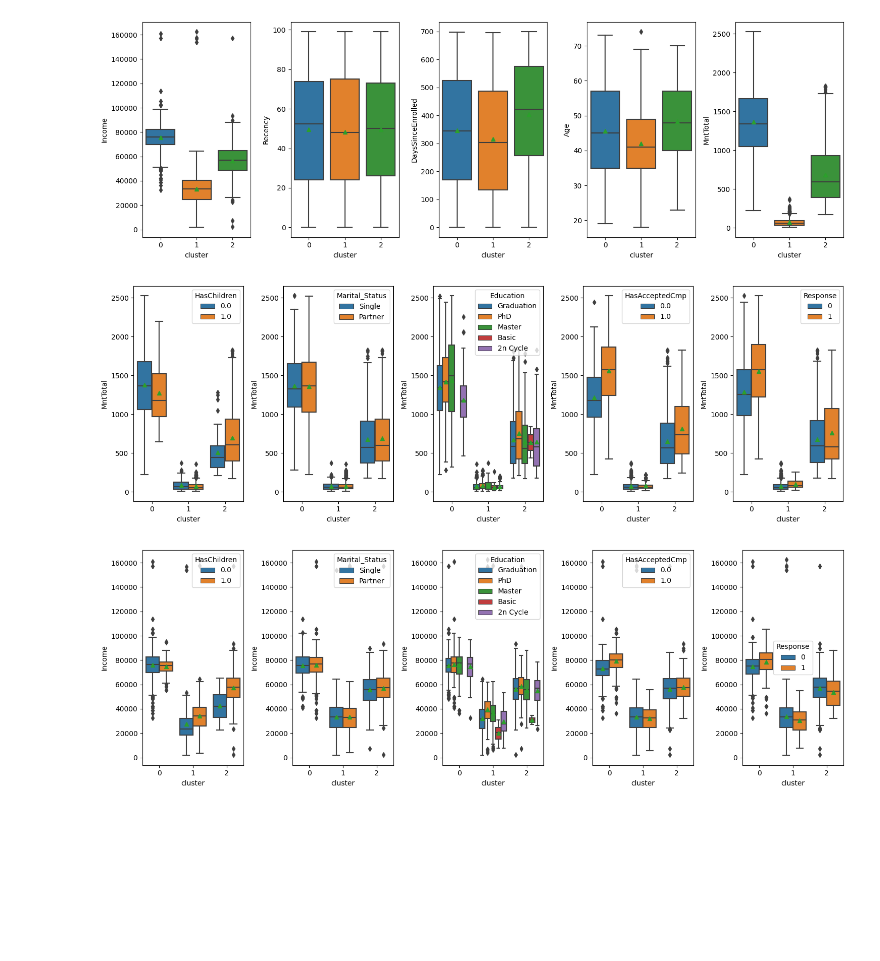
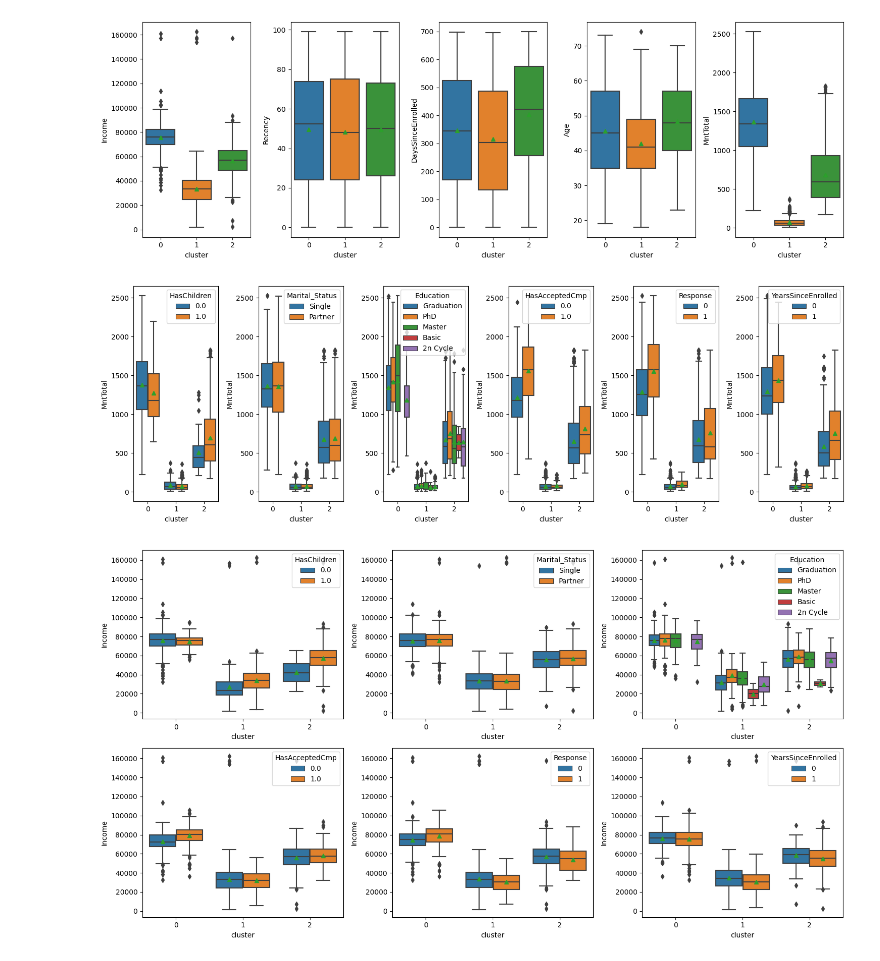
Before and after one commit to BraulioHermanson/IFOOD_2020, a Jupyter notebook: notebook/02_clustering.ipynb, the cells around one changed output. Cells and saved outputs as stored; diff of their text form; code cells hidden in the pictures; blank space fills up the shorter version.

```diff
--- a/notebook/02_clustering.ipynb
+++ b/notebook/02_clustering.ipynb
@@ -300,16 +300,16 @@ columns =[
 
 cluster_diff_cols =["MntTotal","Income"]
 # %%
-fig, axs = plt.subplots(nrows=1,ncols=5, figsize=(15,5), tight_layout = True)
+fig, axs = plt.subplots(nrows=1,ncols=6, figsize=(15,5), tight_layout = True)
 
 for ax, col in zip(axs, columns):
     sns.boxplot(x="cluster",y=cluster_diff_cols[0], data=df_clusterd, ax=ax, showmeans=True,hue = col)
 # %% [output]
-[figure, old version]
+[figure, new version]
 # %%
-fig, axs = plt.subplots(nrows=1,ncols=5, figsize=(15,5), tight_layout = True)
+fig, axs = plt.subplots(nrows=2,ncols=3, figsize=(15,8), tight_layout = True)
 
-for ax, col in zip(axs, columns):
+for ax, col in zip(axs.flatten(), columns):
     sns.boxplot(x="cluster",y=cluster_diff_cols[1], data=df_clusterd, ax=ax, showmeans=True,hue = col)
 # %% [output]
-[figure, old version]
+[figure, new version]
```
Also changed, not shown: parts of 1 cell of this notebook.
